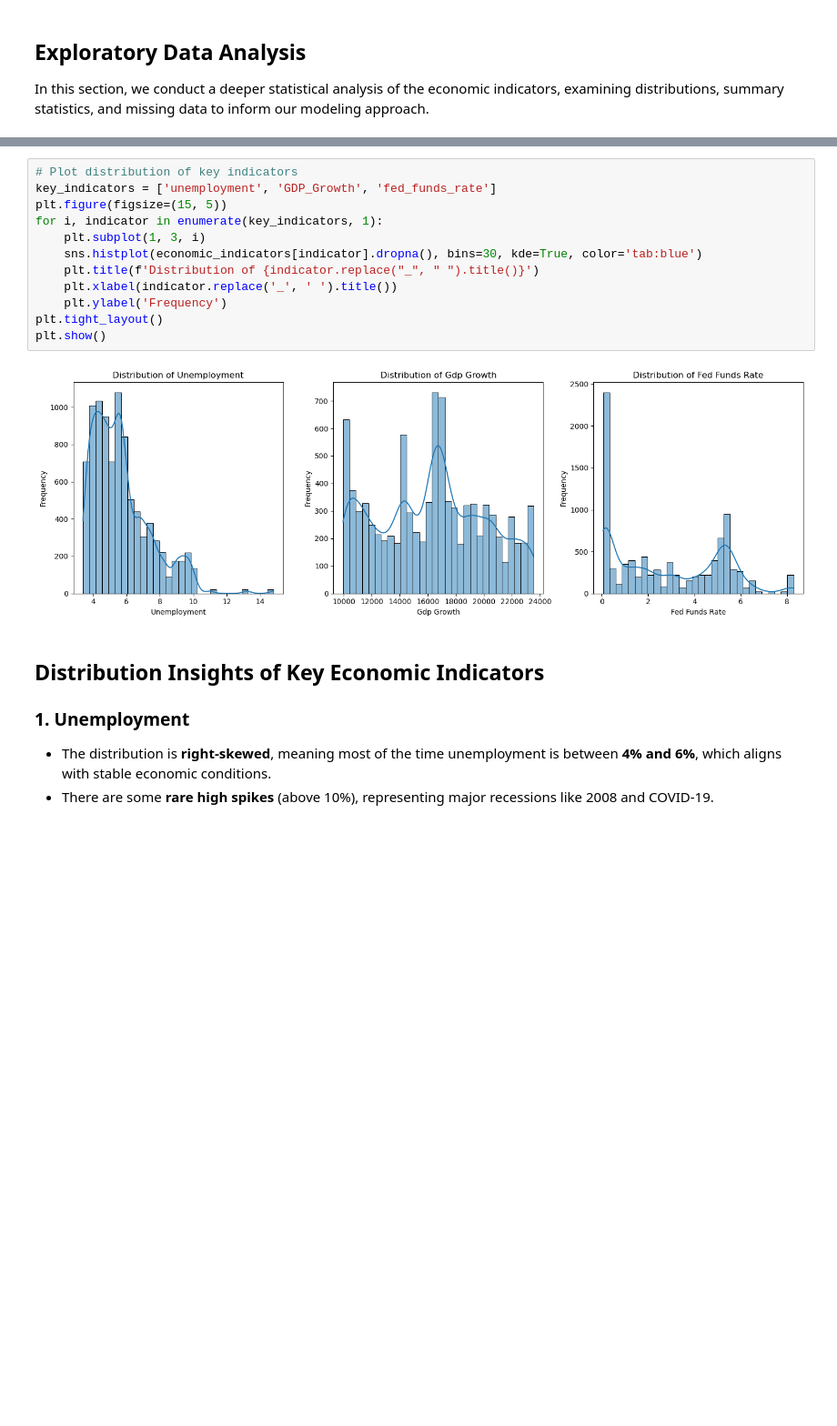
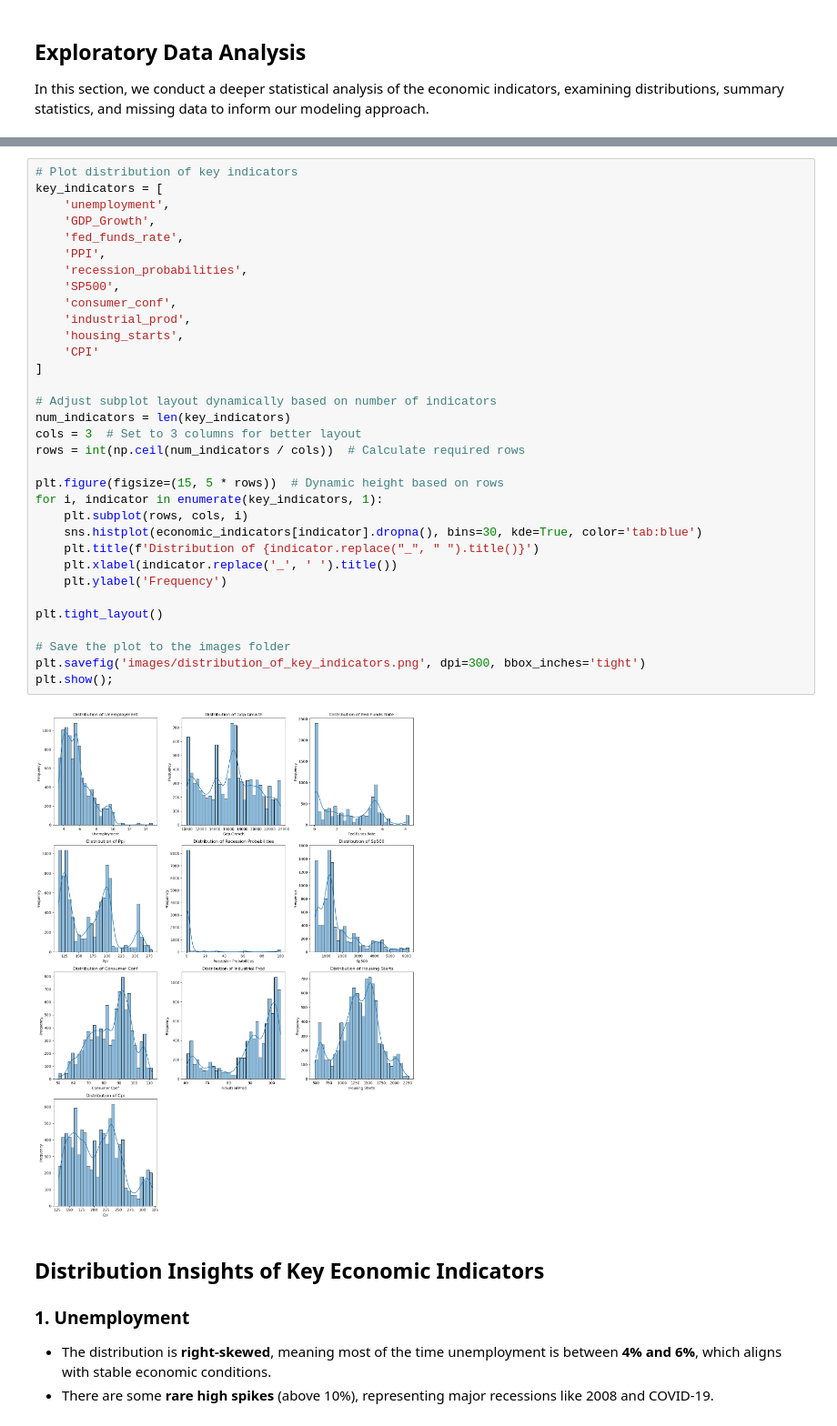
Before and after one commit to Lisanwud/RecessionPredictorML, a Jupyter notebook: recession-prediction.ipynb, the cells around one changed output, grey strips where cells are left out. Shown at 91% size. Cells and saved outputs as stored; diff of their text form; blank space fills up the shorter version.

Commit message:
- Saved plots generated under images folder - Committed the economic_indicators.csv with new columns and updated values

```diff
--- a/recession-prediction.ipynb
+++ b/recession-prediction.ipynb
@@ -335,18 +343,39 @@ Recession                        float64
 dtype: object
 # %%
 # Plot distribution of key indicators
-key_indicators = ['unemployment', 'GDP_Growth', 'fed_funds_rate']
-plt.figure(figsize=(15, 5))
+key_indicators = [
+    'unemployment',
+    'GDP_Growth',
+    'fed_funds_rate',
+    'PPI',
+    'recession_probabilities',
+    'SP500',
+    'consumer_conf',
+    'industrial_prod',
+    'housing_starts',
+    'CPI'
+]
+
+# Adjust subplot layout dynamically based on number of indicators
+num_indicators = len(key_indicators)
+cols = 3  # Set to 3 columns for better layout
+rows = int(np.ceil(num_indicators / cols))  # Calculate required rows
+
+plt.figure(figsize=(15, 5 * rows))  # Dynamic height based on rows
 for i, indicator in enumerate(key_indicators, 1):
-    plt.subplot(1, 3, i)
+    plt.subplot(rows, cols, i)
     sns.histplot(economic_indicators[indicator].dropna(), bins=30, kde=True, color='tab:blue')
     plt.title(f'Distribution of {indicator.replace("_", " ").title()}')
     plt.xlabel(indicator.replace('_', ' ').title())
     plt.ylabel('Frequency')
+
 plt.tight_layout()
-plt.show()
+
+# Save the plot to the images folder
+plt.savefig('images/distribution_of_key_indicators.png', dpi=300, bbox_inches='tight')
+plt.show();
 # %% [output]
-[figure, old version]
+[figure, new version]
 # %% [markdown]
 ## Distribution Insights of Key Economic Indicators
 
```
Also changed, not shown: parts of 7 cells of this notebook, 5 other files.
